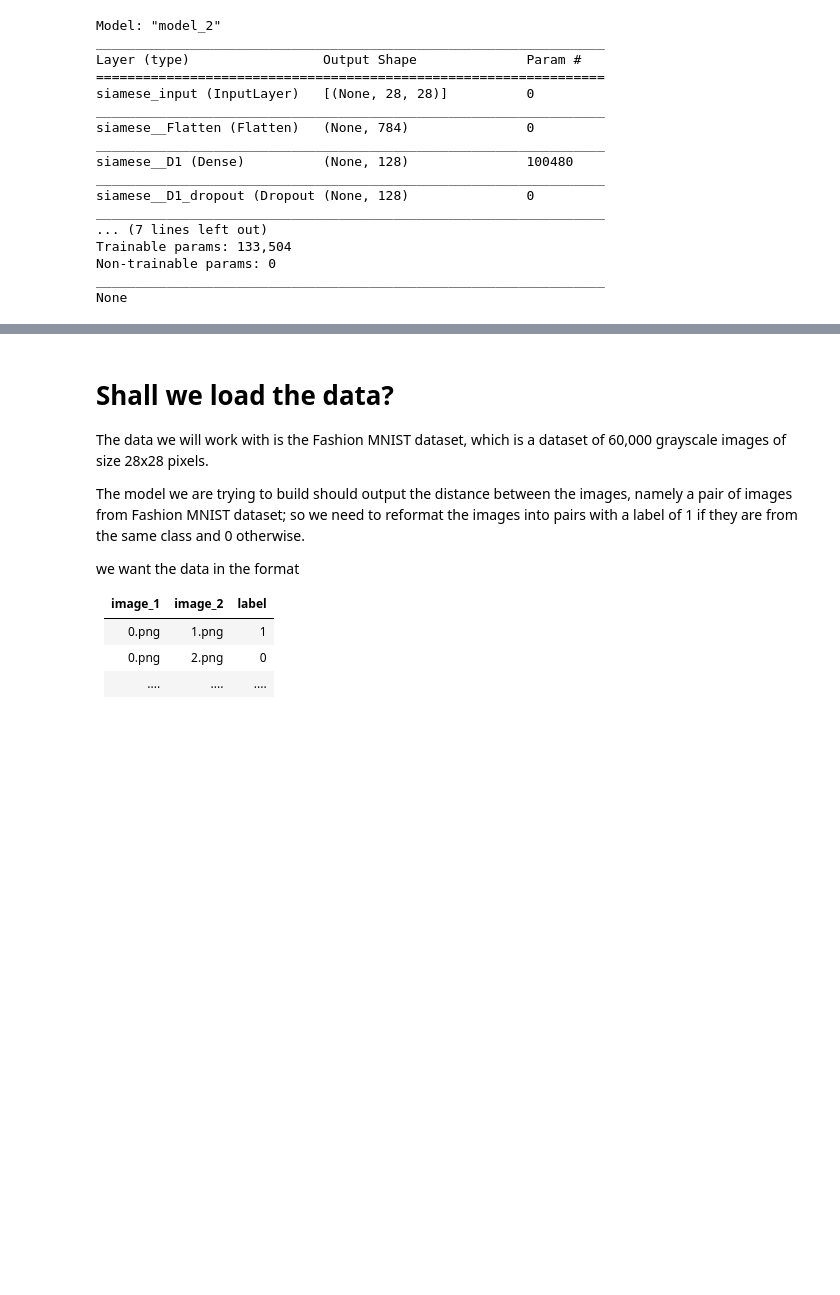
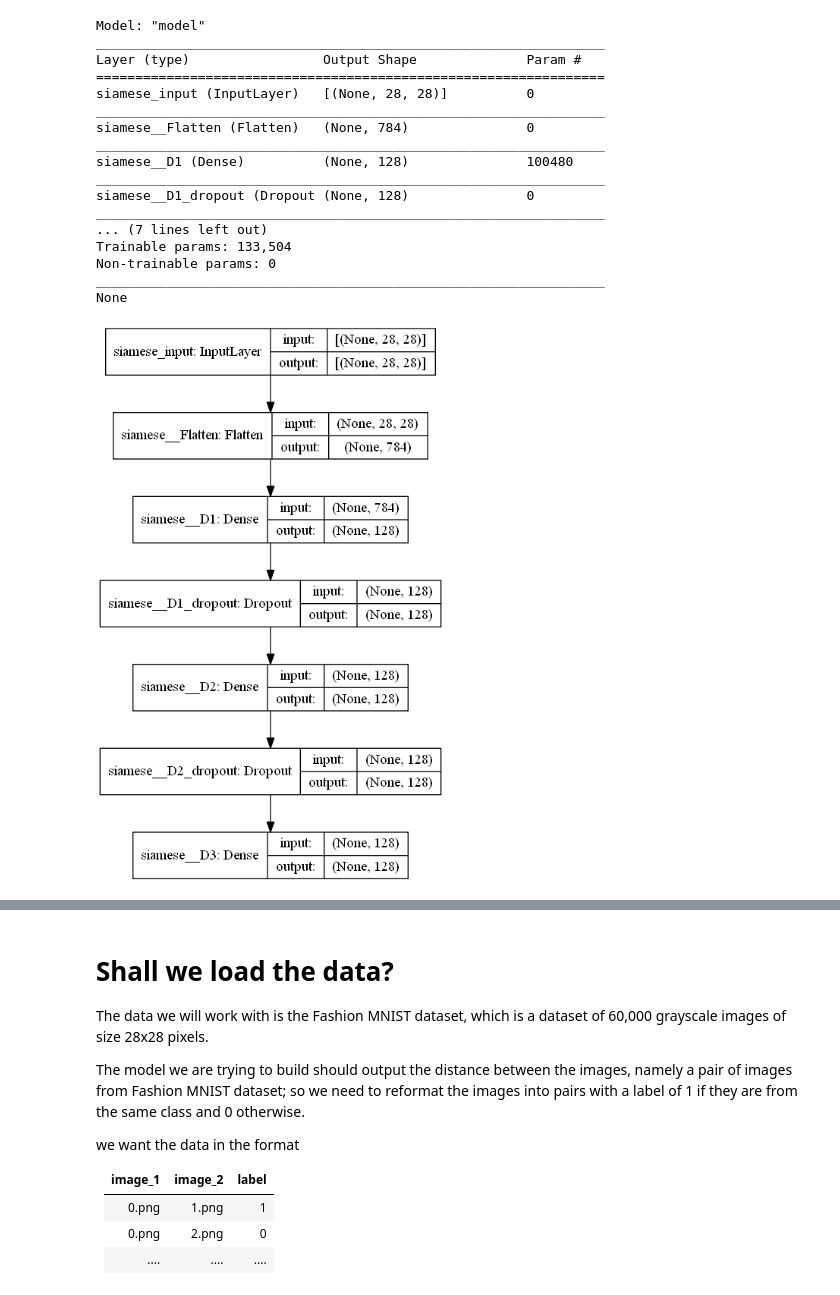
Before and after one commit to aim97/Neural-networks, a Jupyter notebook: Tensorflow/FunctionalAPI-2.ipynb, the cells around one changed output, grey strips where cells are left out. Cells and saved outputs as stored; diff of their text form; code cells hidden in the pictures; blank space fills up the shorter version.

Commit message:
add functional API 2 working on fashion MNIST dataset

```diff
--- a/Tensorflow/FunctionalAPI-2.ipynb
+++ b/Tensorflow/FunctionalAPI-2.ipynb
@@ -29,9 +10,0 @@ You form a connection better two layers in this way.
-# %%
-xs = Input((8,), name='model_input')
-x = Dense(128, activation='relu', name='first')(xs)
-x = Dense(128, activation='relu', name='second')(x)
-
-y1 = Dense(1, name='y1_output')(x);
-y2_path = Dense(64, activation='relu', name='another_path')(x)
-
-y2 = Dense(1, name='y2_output')(y2_path)
@@ -231,24 +73,26 @@ model = tf.keras.Model(inputs=[left_input, right_input], outputs=[euclidean_dist
 # %%
 # show Siamese network architecture and summary
 print(siamese_net.summary())
+plot_model(siamese_net, to_file='../ignored/functional-api-2-siamesenet.png' , show_shapes=True)
 # %% [output]
-Model: "model_2"
+Model: "model"
 _________________________________________________________________
 Layer (type)                 Output Shape              Param #
 =================================================================
 siamese_input (InputLayer)   [(None, 28, 28)]          0
 _________________________________________________________________
 siamese__Flatten (Flatten)   (None, 784)               0
 _________________________________________________________________
 siamese__D1 (Dense)          (None, 128)               100480
 _________________________________________________________________
 siamese__D1_dropout (Dropout (None, 128)               0
 _________________________________________________________________
 ... (7 lines left out)
 Trainable params: 133,504
 Non-trainable params: 0
 _________________________________________________________________
 None
+[figure, added]
 # %%
 # show the model architecture
 print(model.summary())
```
Also changed, not shown: parts of 25 cells of this notebook, 1 other file.
